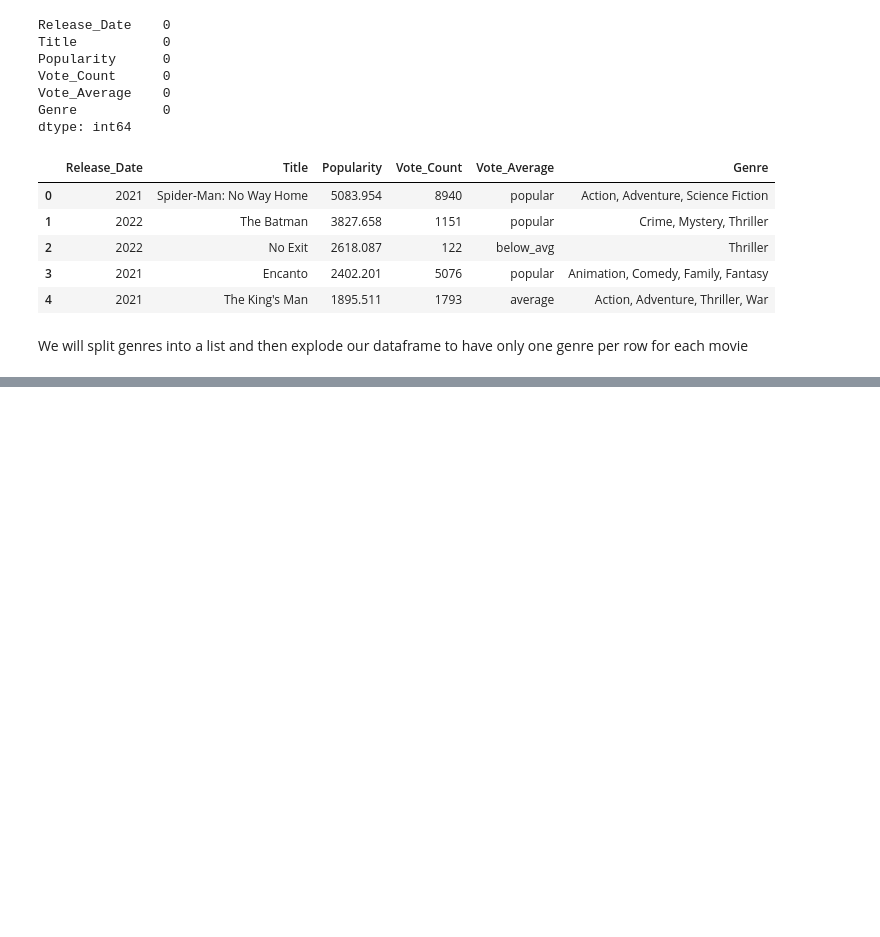
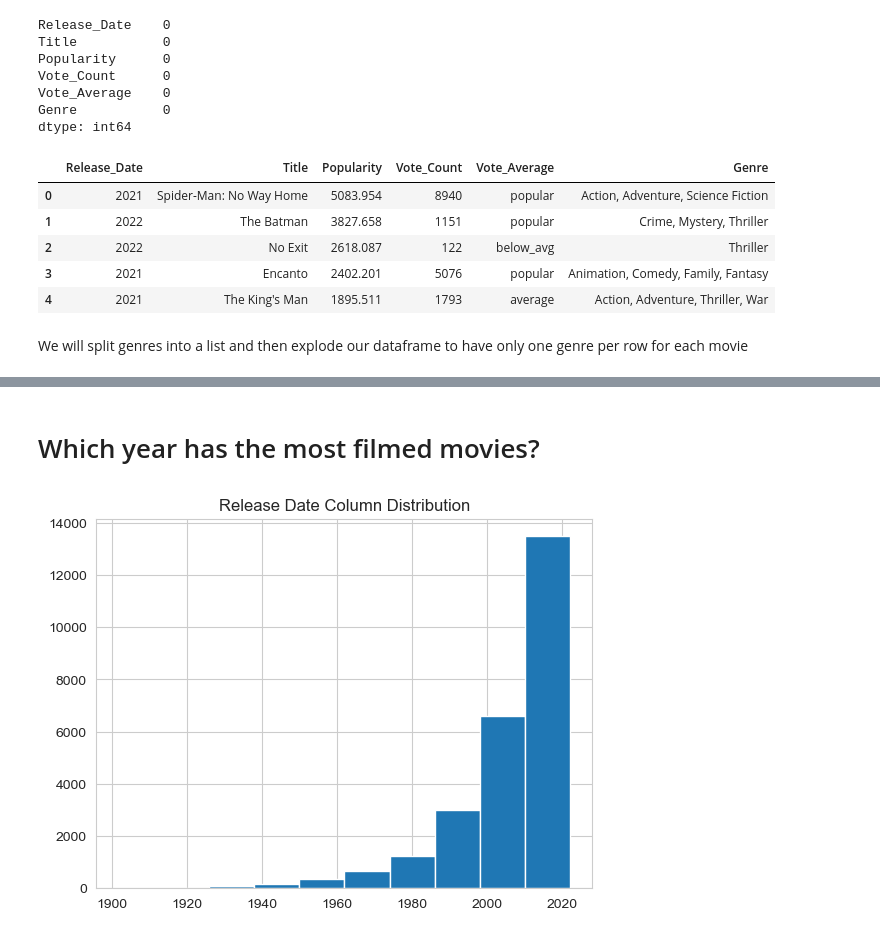
Before and after one commit to jyotirangu/NetflixProject, a Jupyter notebook: Netflix data analysis-checkpoint.ipynb, the cells around one changed output, grey strips where cells are left out. Cells and saved outputs as stored; diff of their text form; code cells hidden in the pictures; blank space fills up the shorter version.

```diff
--- a/Netflix data analysis-checkpoint.ipynb
+++ b/Netflix data analysis-checkpoint.ipynb
@@ -178,0 +301,8 @@ AttributeError: Can only use .str accessor with string values!
+# %% [markdown]
+# Which year has the most filmed movies?
+# %%
+df['Release_Date'].hist()
+plt.title('Release Date Column Distribution')
+plt.show()
+# %% [output]
+[figure, added]
```
Also changed, not shown: parts of 19 cells of this notebook.
